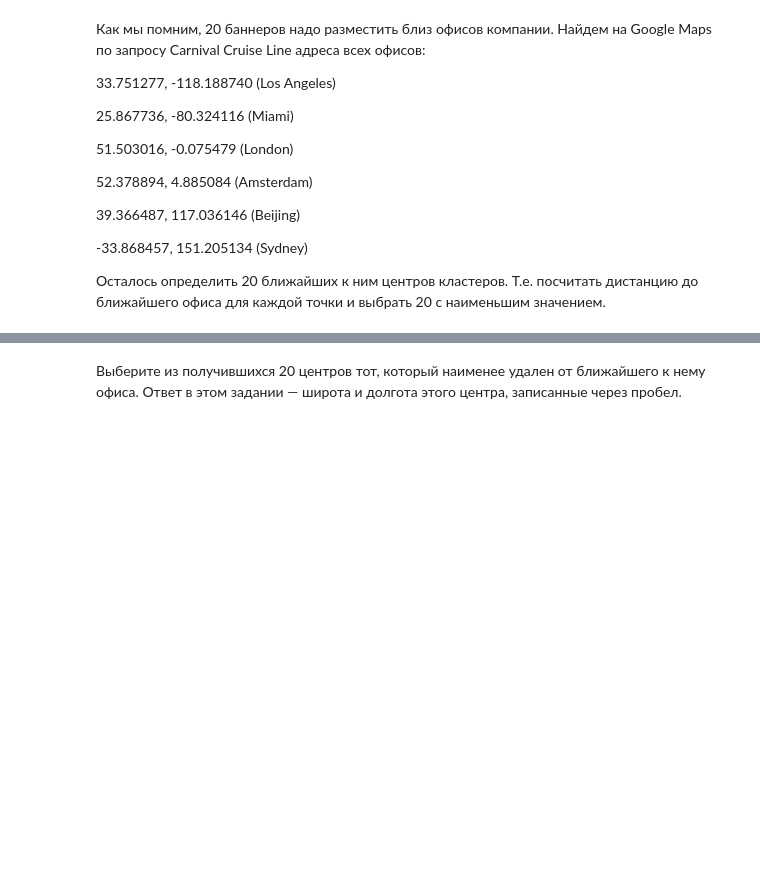
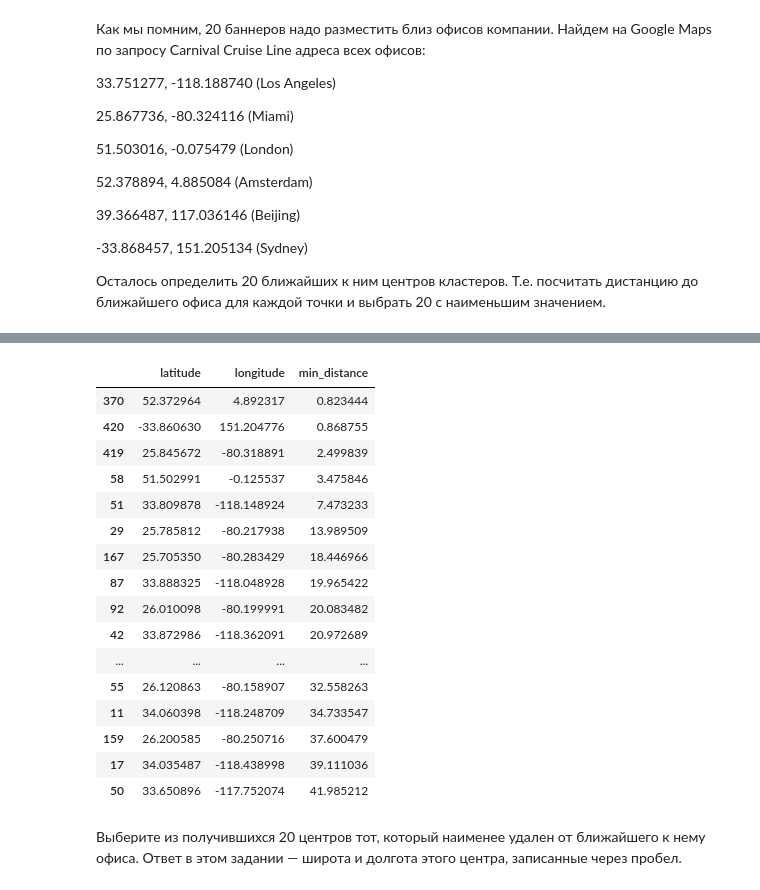
Before and after one commit to Erygfry/DataScience_HW, a Jupyter notebook: HW_6/banner_placement.ipynb, the cells around one changed output, grey strips where cells are left out. Saved outputs shown, nothing was run; the diff lists cells and outputs as text; code cells hidden in the pictures; blank space fills up the shorter version.

```diff
--- a/HW_6/banner_placement.ipynb
+++ b/HW_6/banner_placement.ipynb
@@ -83,0 +103,3 @@ def distance(x, y):
+# %%
+filtered_clusters = checkins[checkins['cluster_size'] > 15]
+filtered_cluster_centers = cluster_centers.loc[filtered_clusters['cluster'].unique()]
@@ -84,2 +131,39 @@ def distance(x, y):
+# %%
+data = {
+    "Latitude": [33.751277, 25.867736, 51.503016, 52.378894, 39.366487, -33.868457],
+    "Longitude": [-118.188740, -80.324116, -0.075479, 4.885084, 117.036146, 151.205134],
+    "City": ["Los Angeles", "Miami", "London", "Amsterdam", "Beijing", "Sydney"]
+}
+
+offices = pd.DataFrame(data)
+# %%
+def distance(lat, lon, offices):
+    distances = [geodesic((lat, lon), (row['Latitude'], row['Longitude'])).km for _, row in offices.iterrows()]
+    return min(distances)
+# %%
+filtered_cluster_centers['min_distance'] = filtered_cluster_centers.apply(
+    lambda row: distance(row['latitude'], row['longitude'], offices), axis=1
+)
+
+
+filtered_cluster_centers.nsmallest(20, 'min_distance')
+# %% [output]
+|  | latitude | longitude | min_distance |
+| 370 | 52.372964 | 4.892317 | 0.823444 |
+| 420 | -33.860630 | 151.204776 | 0.868755 |
+| 419 | 25.845672 | -80.318891 | 2.499839 |
+| 58 | 51.502991 | -0.125537 | 3.475846 |
+| 51 | 33.809878 | -118.148924 | 7.473233 |
+| 29 | 25.785812 | -80.217938 | 13.989509 |
+| 167 | 25.705350 | -80.283429 | 18.446966 |
+| 87 | 33.888325 | -118.048928 | 19.965422 |
+| 92 | 26.010098 | -80.199991 | 20.083482 |
+| 42 | 33.872986 | -118.362091 | 20.972689 |
+| ... | ... | ... | ... |
+| 55 | 26.120863 | -80.158907 | 32.558263 |
+| 11 | 34.060398 | -118.248709 | 34.733547 |
+| 159 | 26.200585 | -80.250716 | 37.600479 |
+| 17 | 34.035487 | -118.438998 | 39.111036 |
+| 50 | 33.650896 | -117.752074 | 41.985212 |
 # %% [markdown]
 Выберите из получившихся 20 центров тот, который наименее удален от ближайшего к нему офиса. Ответ в этом задании — широта и долгота этого центра, записанные через пробел.
```
Also changed, not shown: parts of 11 cells of this notebook.
